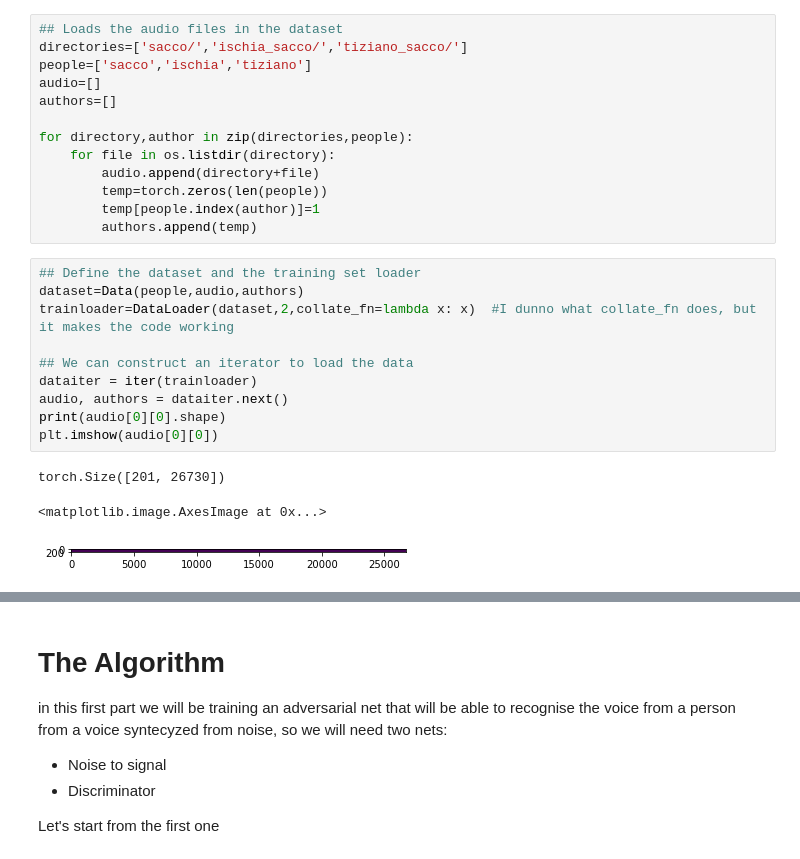
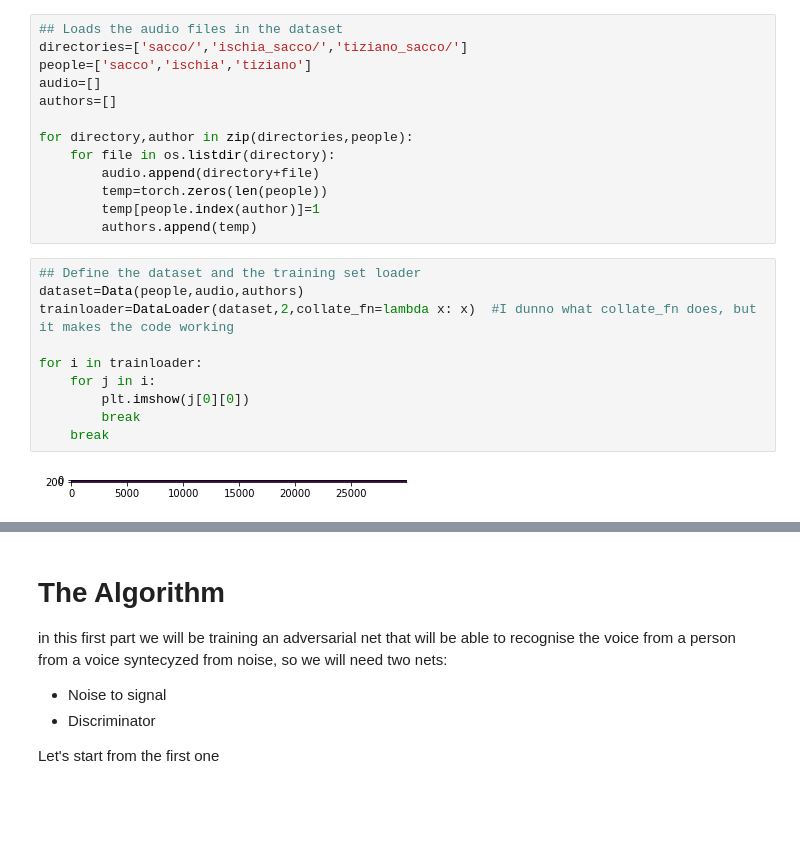
Before and after one commit to Francesco215/DiffamationMachine, a Jupyter notebook: Analysis.ipynb, the cells around one changed output, grey strips where cells are left out. Drawn from its saved outputs; the diff is of its cells as text; blank space fills up the shorter version.

```diff
--- a/Analysis.ipynb
+++ b/Analysis.ipynb
@@ -78,14 +80,12 @@ for directory,author in zip(directories,people):
 # %%
 ## Define the dataset and the training set loader
 dataset=Data(people,audio,authors)
 trainloader=DataLoader(dataset,2,collate_fn=lambda x: x)  #I dunno what collate_fn does, but it makes the code working
 
-## We can construct an iterator to load the data
-dataiter = iter(trainloader)
-audio, authors = dataiter.next()
-print(audio[0][0].shape)
-plt.imshow(audio[0][0])
+for i in trainloader:
+    for j in i:
+        plt.imshow(j[0][0])
+        break
+    break
 # %% [output]
-torch.Size([201, 26730])
-<matplotlib.image.AxesImage at 0x...>
-[figure, old version]
+[figure, new version]
```
Also changed, not shown: parts of 8 cells of this notebook.
